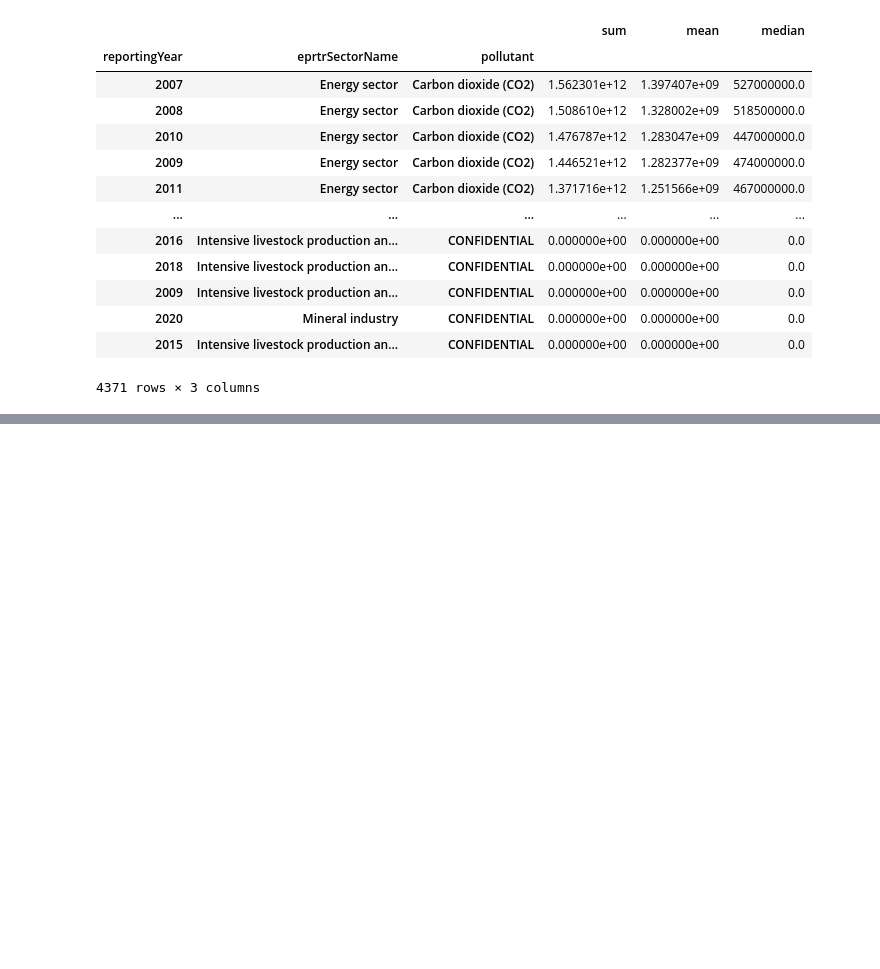
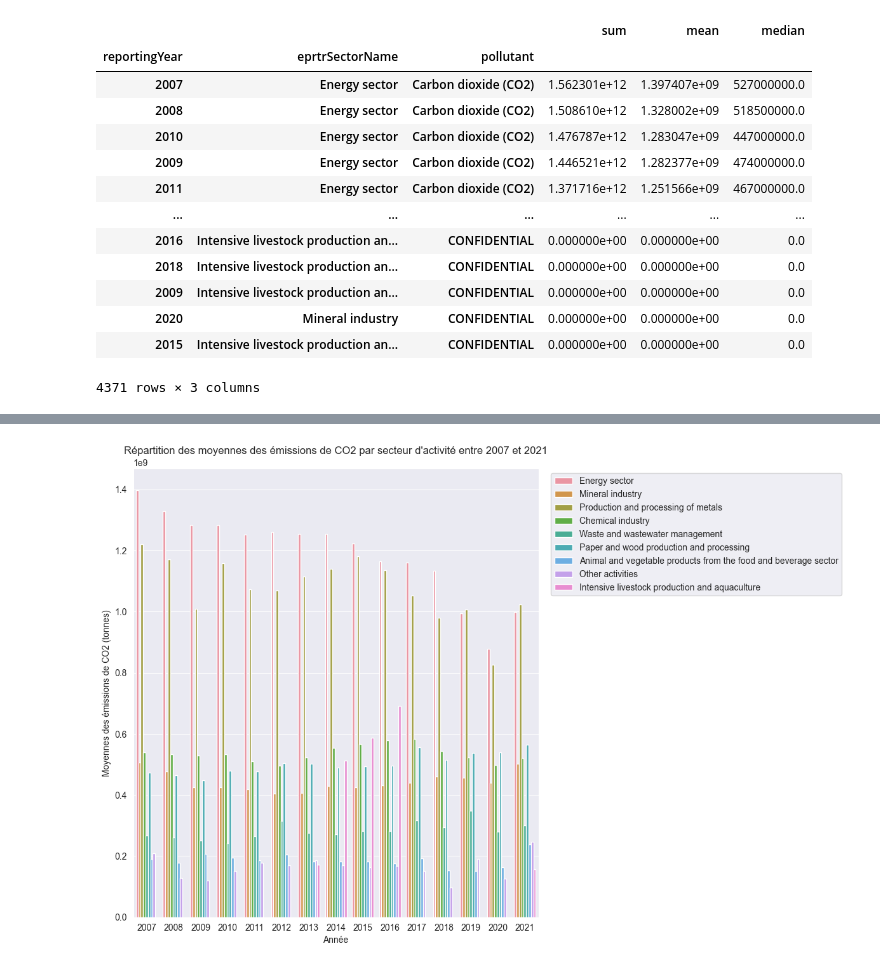
Before and after one commit to FanZy0127/environmental_impact, a Jupyter notebook: modules/Air/jupyter_main_air.ipynb, the cells around one changed output, grey strips where cells are left out. Saved outputs shown, nothing was run; the diff lists cells and outputs as text; code cells hidden in the pictures; blank space fills up the shorter version.

```diff
--- a/modules/Air/jupyter_main_air.ipynb
+++ b/modules/Air/jupyter_main_air.ipynb
@@ -620,0 +670,15 @@ plt.show()
+# %%
+plt.figure(figsize=(12, 8))
+sns.set_palette("viridis")
+
+sns.barplot(data=co2_data, x="reportingYear", y="mean", hue="eprtrSectorName")
+plt.xlabel("Année")
+plt.ylabel("Moyennes des émissions de CO2 (tonnes)")
+plt.title("Répartition des moyennes des émissions de CO2 par secteur d'activité entre 2007 et 2021")
+
+plt.legend(bbox_to_anchor=(1.02, 1), loc="upper left")
+
+plt.tight_layout()
+plt.show()
+# %% [output]
+[figure, added]
```
Also changed, not shown: parts of 10 cells of this notebook.
